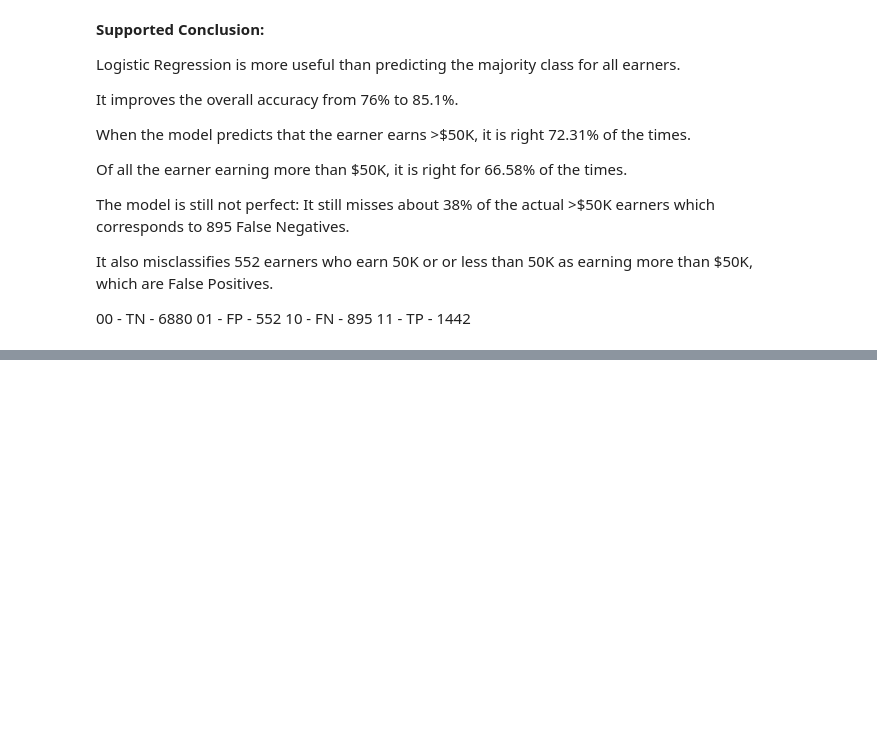
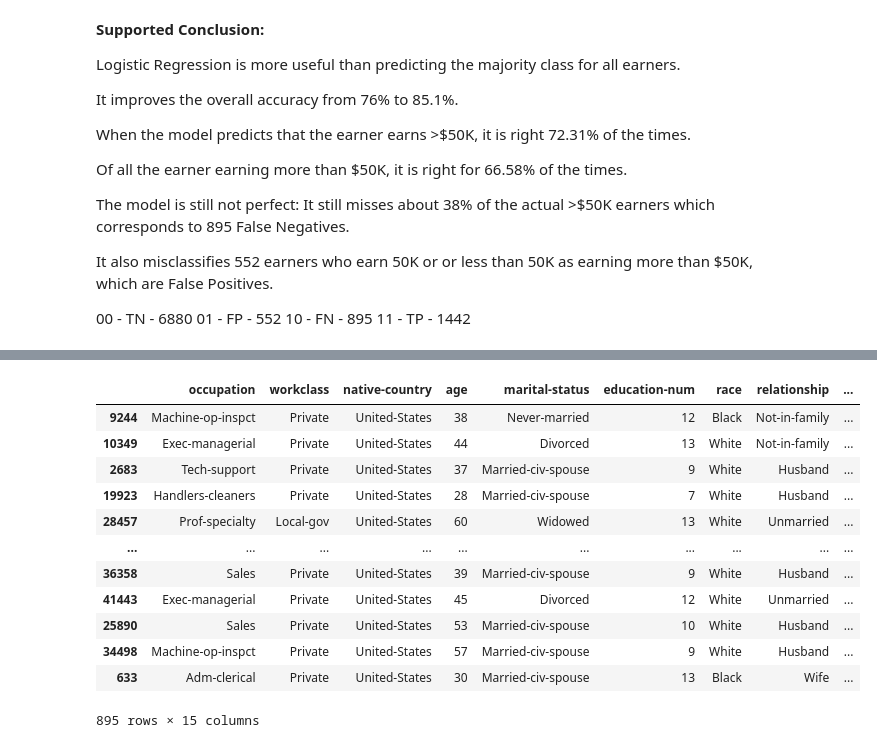
Before and after one commit to nikitask14/adult-income-classification, a Jupyter notebook: adult_income_classification.ipynb, the cells around one changed output, grey strips where cells are left out. Saved outputs shown, nothing was run; the diff lists cells and outputs as text; code cells hidden in the pictures; blank space fills up the shorter version.

```diff
--- a/adult_income_classification.ipynb
+++ b/adult_income_classification.ipynb
@@ -493,0 +551,17 @@ It also misclassifies 552 earners who earn 50K or  or less than 50K as earning m
+# %%
+false_negative = failure_analysis_table[(failure_analysis_table["actual_label"] == 1) & (failure_analysis_table["predicted_label"] == 0)]
+false_negative
+# %% [output]
+|  | occupation | workclass | native-country | age | marital-status | education-num | race | relationship | ... |
+| 9244 | Machine-op-inspct | Private | United-States | 38 | Never-married | 12 | Black | Not-in-family | ... |
+| 10349 | Exec-managerial | Private | United-States | 44 | Divorced | 13 | White | Not-in-family | ... |
+| 2683 | Tech-support | Private | United-States | 37 | Married-civ-spouse | 9 | White | Husband | ... |
+| 19923 | Handlers-cleaners | Private | United-States | 28 | Married-civ-spouse | 7 | White | Husband | ... |
+| 28457 | Prof-specialty | Local-gov | United-States | 60 | Widowed | 13 | White | Unmarried | ... |
+| ... | ... | ... | ... | ... | ... | ... | ... | ... | ... |
+| 36358 | Sales | Private | United-States | 39 | Married-civ-spouse | 9 | White | Husband | ... |
+| 41443 | Exec-managerial | Private | United-States | 45 | Divorced | 12 | White | Unmarried | ... |
+| 25890 | Sales | Private | United-States | 53 | Married-civ-spouse | 10 | White | Husband | ... |
+| 34498 | Machine-op-inspct | Private | United-States | 57 | Married-civ-spouse | 9 | White | Husband | ... |
+| 633 | Adm-clerical | Private | United-States | 30 | Married-civ-spouse | 13 | Black | Wife | ... |
+895 rows × 15 columns
```
Also changed, not shown: parts of 22 cells of this notebook.
